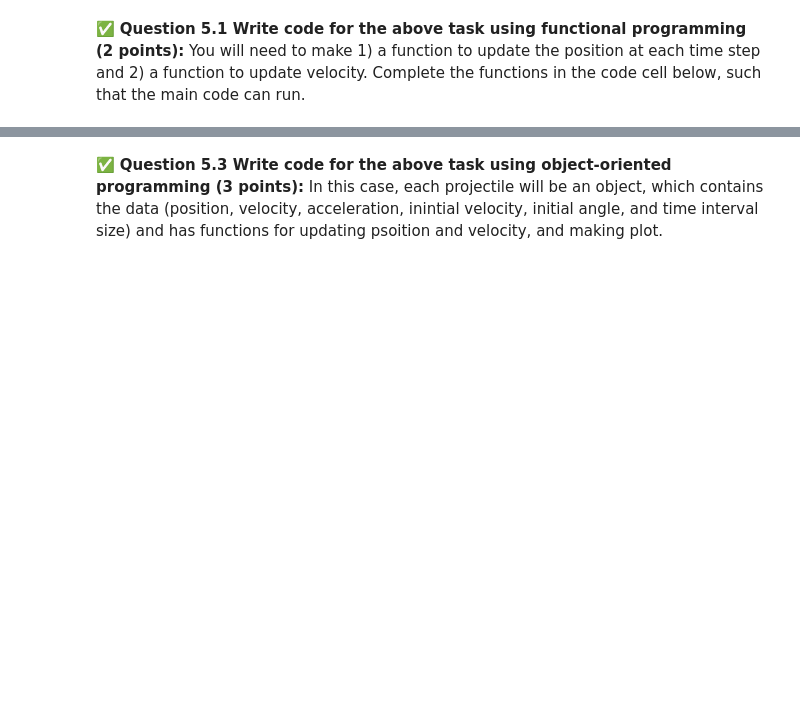
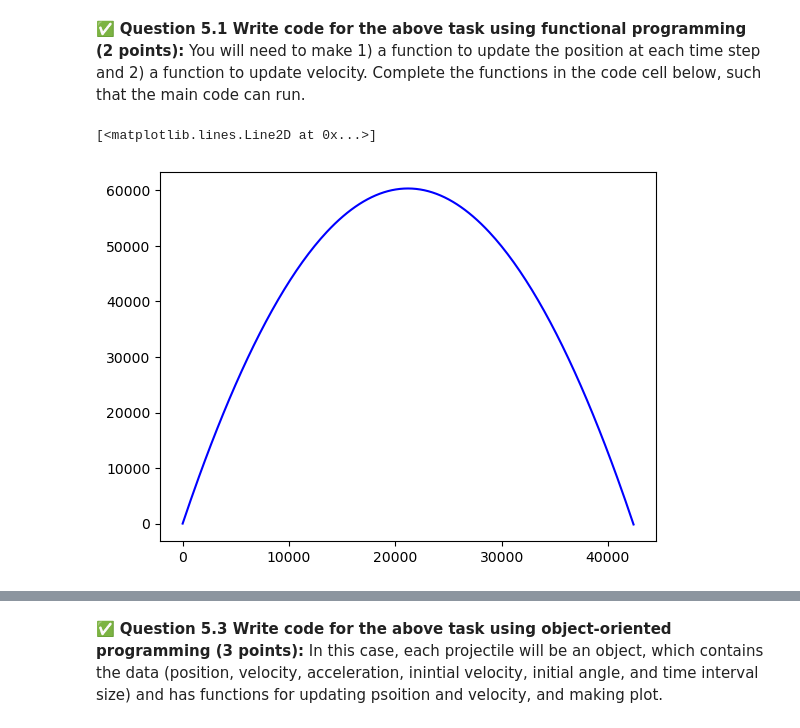
Before and after one commit to mcleesja/CMSE202-f25-turnin1, a Jupyter notebook: midterm/CMSE202-Midterm-Section003-McLees.ipynb, the cells around one changed output, grey strips where cells are left out. Saved outputs shown, nothing was run; the diff lists cells and outputs as text; code cells hidden in the pictures; blank space fills up the shorter version.

```diff
--- a/midterm/CMSE202-Midterm-Section003-McLees.ipynb
+++ b/midterm/CMSE202-Midterm-Section003-McLees.ipynb
@@ -776,12 +789,15 @@ plt.plot(xp,yp,c='b')
 
 # function
 def update_velocity(vx,vy,ax,ay,dt):
-
-
+    vx += ax * dt
+    vy += ay * dt
+    return vx, vy
 
 
 def update_position(x,y,vx,vy,dt):
-
+    x += vx * dt
+    y += vy * dt
+    return x, y
 
 
 
@@ -803,33 +819,36 @@ vy = v0*math.sin(math.radians(theta))
 # position
 xp = []
 yp = []
 
 # initial position
 x = 0
 y = 0
 
 xp.append(x)
 yp.append(y)
 
 # time interval
 dt = 1;
 
 for t in range(500):
 
     # update position
     x, y = update_position(x,y,vx,vy,dt)
 
     xp.append(x)
     yp.append(y)
 
     # update velocity
     vx, vy = update_velocity(vx,vy,ax,ay,dt)
 
 
     if y < 0:
         break
 
 plt.plot(xp,yp,c='b')
+# %% [output]
+[<matplotlib.lines.Line2D at 0x...>]
+[figure, added]
 # %% [markdown]
 &#9989; **Question 5.2 Use your functional programming code to plot four trajectories for $\theta$ = 80, 60, 45, and 30 degrees on the same plot.(1 point):** You should get a figure similar to
 
```
Also changed, not shown: parts of 7 cells of this notebook.
